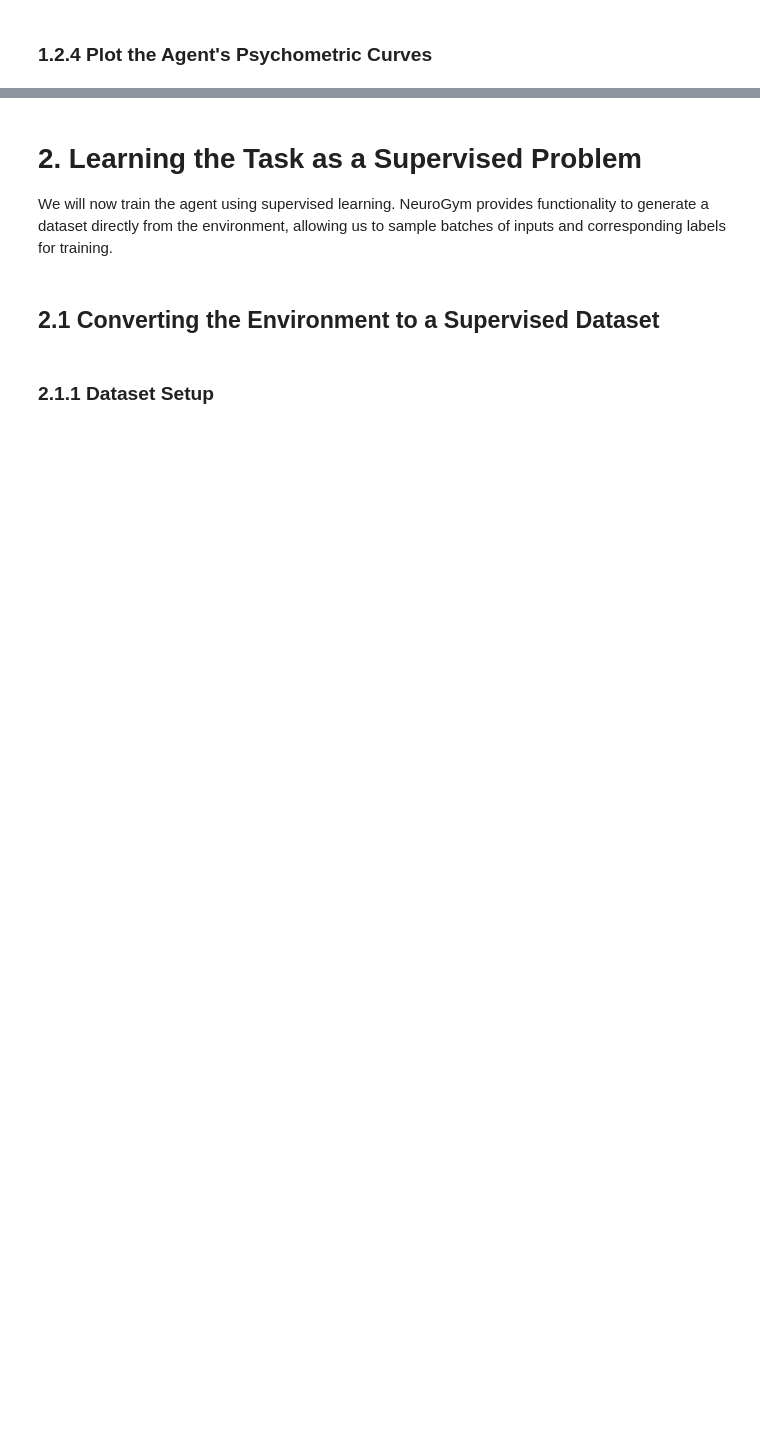
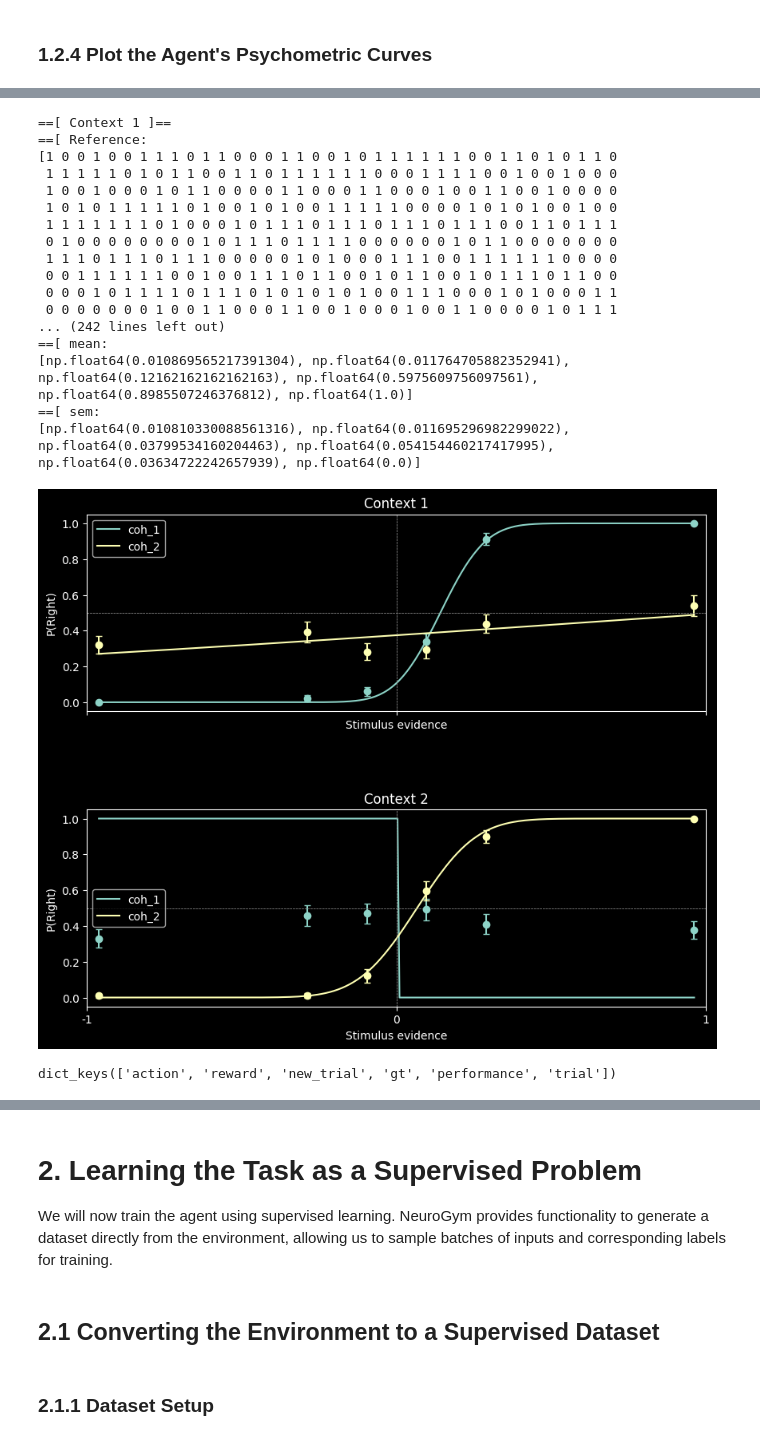
Before and after one commit to neurogym/neurogym, a Jupyter notebook: docs/examples/contextdecisionmaking.ipynb, the cells around one changed output, grey strips where cells are left out. Drawn from its saved outputs; the diff is of its cells as text; code cells hidden in the pictures; blank space fills up the shorter version.

```diff
--- a/docs/examples/contextdecisionmaking.ipynb
+++ b/docs/examples/contextdecisionmaking.ipynb
@@ -259,2 +312,8 @@ fig = train_monitor.plot_training_history(figsize=(6, 4), plot_performance=False
 # %% [markdown]
 ### 1.2.4 Plot the Agent's Psychometric Curves
+# %%
+if not os.getenv("GITHUB_ACTIONS"):
+    rl_model.ent_coef = 0.0
+    # Evaluate policy and extract data
+    eval_monitor.evaluate_policy(num_trials=EVAL_TRIALS, model=rl_model)
+    data = eval_monitor.data_eval
@@ -261,12 +322,9 @@ fig = train_monitor.plot_training_history(figsize=(6, 4), plot_performance=False
 # %%
 if not os.getenv("GITHUB_ACTIONS"):
-    # Evaluate policy and extract data
-    eval_monitor.evaluate_policy(num_trials=EVAL_TRIALS, model=rl_model)
-    data = eval_monitor.data_eval
-
     # Extract trial-level fields
     trials = data['trial']
-    other_choices = np.array([trial['other_choice'] == 2 for trial in trials], dtype=int)
+    # trials = data['trial']
+    other_choices = np.array([trial['other_choice'] for trial in trials], dtype=int)
     coh_1 = np.array([trial['coh_1'] for trial in trials])
     coh_2 = np.array([trial['coh_2'] for trial in trials])
     contexts = np.array([trial['context'] for trial in trials])
@@ -275,6 +333,9 @@ if not os.getenv("GITHUB_ACTIONS"):
     actions_only_mask = data['action'] != 0
     data_action = data['action'][actions_only_mask]
     data_gt = data['gt'][actions_only_mask]
+    # actions_only_mask = data['action'] != 0
+    # data_action = data['action'][actions_only_mask]
+    # data_gt = data['gt'][actions_only_mask]
     data_oc = other_choices[actions_only_mask]
     coh_1 = coh_1[actions_only_mask]
     coh_2 = coh_2[actions_only_mask]
@@ -284,32 +345,62 @@ if not os.getenv("GITHUB_ACTIONS"):
     choices = (data_action == 2).astype(int)
     ground_truth = (data_gt == 2).astype(int)
     data_oc = (data_oc == 2).astype(int)
 
     # Plotting setup
-    fig, axs = plt.subplots(2, 1, figsize=(5, 5), sharex=True, sharey=True,
+    fig, axs = plt.subplots(2, 1, figsize=(10, 8), sharex=True, sharey=True,
                             gridspec_kw={'hspace': 0.5})
 
-    evidence_sources = [('coh_1', coh_1), ('coh_2', coh_2)]
+    evidence_sources = [('coh_1', coh_1), ('coh_2', coh_2),]
     context_ids = [0, 1]
 
     # Plot psychometric curves for each context and evidence type
     for i, context_id in enumerate(context_ids):
         ax = axs[i]
         title = f'Context {context_id + 1}'
 
         for j, (label, evidence) in enumerate(evidence_sources):
             # Filter trials matching current context
             mask = contexts == context_id
             ev = evidence[mask]
             ch = choices[mask]
 
             # Choose correct reference: ground truth or other agent
             reference = ground_truth[mask] if context_id == j else data_oc[mask]
 
             # Signed evidence: negative if correct answer is left
             signed_ev = np.where(reference == 0, -ev, ev)
 
+            print(f"==[ Context {context_id + 1} ]==")
+            print(f"==[ Reference:\n{reference} | {len(reference)}")
+            print(f"==[ Choices:\n{ch} | {len(ch)}")
+            # print(f"==[ reference:\n{reference}")
+            # print(f"==[ groud truth:\n{ground_truth}")
+            # print(f"==[ contexts:\n{ground_truth}")
+            # print(f"==[ signed ev:\n{signed_ev}")
             plot_psychometric(signed_ev, ch, ax, title=title, legend=label)
 
     plt.tight_layout()
     plt.show()
+# %% [output]
+==[ Context 1 ]==
+==[ Reference:
+[1 0 0 1 0 0 1 1 1 0 1 1 0 0 0 1 1 0 0 1 0 1 1 1 1 1 1 0 0 1 1 0 1 0 1 1 0
+ 1 1 1 1 1 0 1 0 1 1 0 0 1 1 0 1 1 1 1 1 1 0 0 0 1 1 1 1 0 0 1 0 0 1 0 0 0
+ 1 0 0 1 0 0 0 1 0 1 1 0 0 0 0 1 1 0 0 0 1 1 0 0 0 1 0 0 1 1 0 0 1 0 0 0 0
+ 1 0 1 0 1 1 1 1 1 0 1 0 0 1 0 1 0 0 1 1 1 1 1 0 0 0 0 1 0 1 0 1 0 0 1 0 0
+ 1 1 1 1 1 1 1 0 1 0 0 0 1 0 1 1 1 0 1 1 1 0 1 1 1 0 1 1 1 0 0 1 1 0 1 1 1
+ 0 1 0 0 0 0 0 0 0 0 1 0 1 1 1 0 1 1 1 1 0 0 0 0 0 0 1 0 1 1 0 0 0 0 0 0 0
+ 1 1 1 0 1 1 1 0 1 1 1 0 0 0 0 0 1 0 1 0 0 0 1 1 1 0 0 1 1 1 1 1 1 0 0 0 0
+ 0 0 1 1 1 1 1 1 0 0 1 0 0 1 1 1 0 1 1 0 0 1 0 1 1 0 0 1 0 1 1 1 0 1 1 0 0
+ 0 0 0 1 0 1 1 1 1 0 1 1 1 0 1 0 1 0 1 0 1 0 0 1 1 1 0 0 0 1 0 1 0 0 0 1 1
+ 0 0 0 0 0 0 0 1 0 0 1 1 0 0 0 1 1 0 0 1 0 0 0 1 0 0 1 1 0 0 0 0 1 0 1 1 1
+... (242 lines left out)
+==[ mean:
+[np.float64(0.010869565217391304), np.float64(0.011764705882352941), np.float64(0.12162162162162163), np.float64(0.5975609756097561), np.float64(0.8985507246376812), np.float64(1.0)]
+==[ sem:
+[np.float64(0.010810330088561316), np.float64(0.011695296982299022), np.float64(0.03799534160204463), np.float64(0.054154460217417995), np.float64(0.03634722242657939), np.float64(0.0)]
+[figure, added]
+# %%
+data.keys()
+# %% [output]
+dict_keys(['action', 'reward', 'new_trial', 'gt', 'performance', 'trial'])
```
Also changed, not shown: parts of 14 cells of this notebook.
